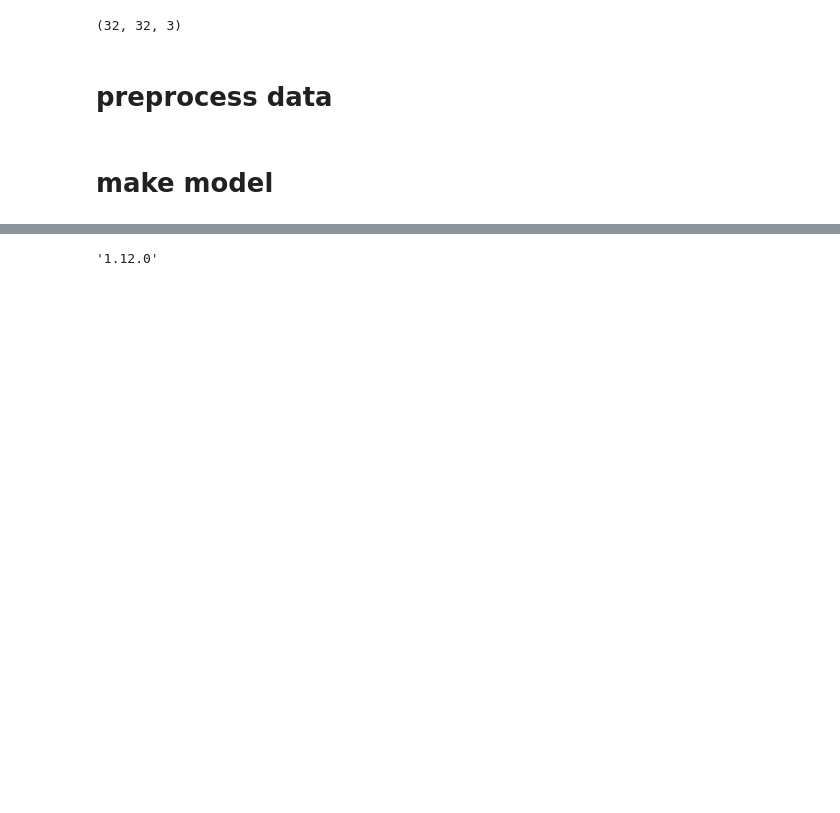
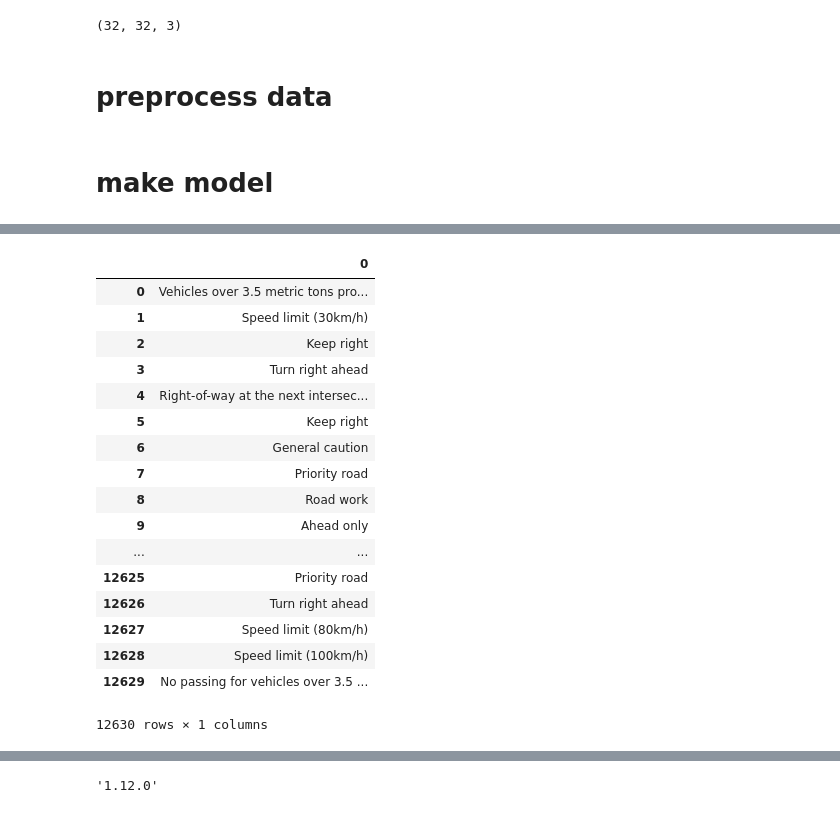
Before and after one commit to dotmesh-io/dotscience-roadsigns, a Jupyter notebook: roadsigns.ipynb, the cells around one changed output, grey strips where cells are left out. Drawn from its saved outputs; the diff is of its cells as text; code cells hidden in the pictures; blank space fills up the shorter version.

```diff
--- a/roadsigns.ipynb
+++ b/roadsigns.ipynb
@@ -244,0 +255,10 @@ array([[0.0000000e+00, 0.0000000e+00, 0.0000000e+00, ..., 5.2460611e-24,
+# %%
+column_mapper = {}
+f = csv.reader(open("signnames.csv"))
+next(f) # skip header
+counter = 0
+for row in f:
+    print(row)
+    signname = row[1]
+    column_mapper[counter] = signname
+    counter += 1
@@ -244,0 +283,2 @@ array([[0.0000000e+00, 0.0000000e+00, 0.0000000e+00, ..., 5.2460611e-24,
+# %%
+predictions = predictions.rename(columns=column_mapper)
@@ -245,3 +313,25 @@ array([[0.0000000e+00, 0.0000000e+00, 0.0000000e+00, ..., 5.2460611e-24,
+# %%
+pd.DataFrame({n: predictions.T[col].nlargest(1).index.tolist()
+                  for n, col in enumerate(predictions.T)}).T
+# %% [output]
+|  | 0 |
+| 0 | Vehicles over 3.5 metric tons pro... |
+| 1 | Speed limit (30km/h) |
+| 2 | Keep right |
+| 3 | Turn right ahead |
+| 4 | Right-of-way at the next intersec... |
+| 5 | Keep right |
+| 6 | General caution |
+| 7 | Priority road |
+| 8 | Road work |
+| 9 | Ahead only |
+| ... | ... |
+| 12625 | Priority road |
+| 12626 | Turn right ahead |
+| 12627 | Speed limit (80km/h) |
+| 12628 | Speed limit (100km/h) |
+| 12629 | No passing for vehicles over 3.5 ... |
+12630 rows × 1 columns
 # %%
 # Fetch the Keras session and save the model
 # The signature definition is defined by the input and output tensors,
```
Also changed, not shown: parts of 16 cells of this notebook.
